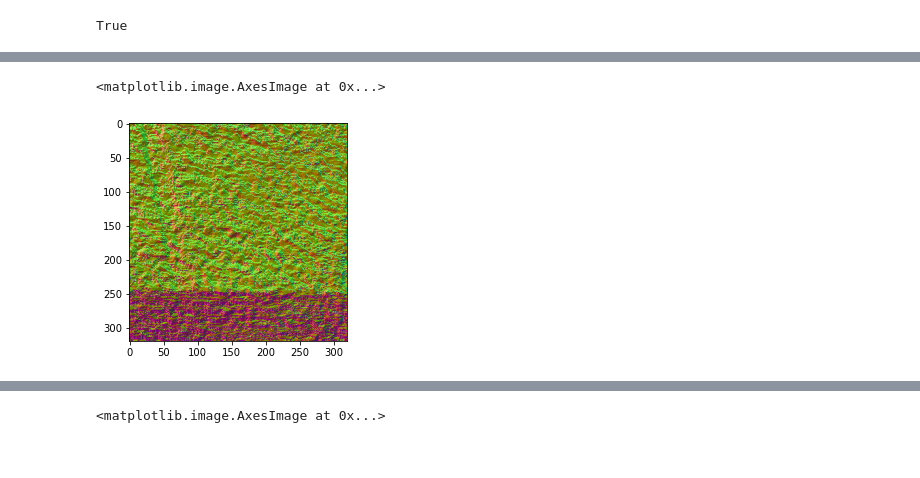
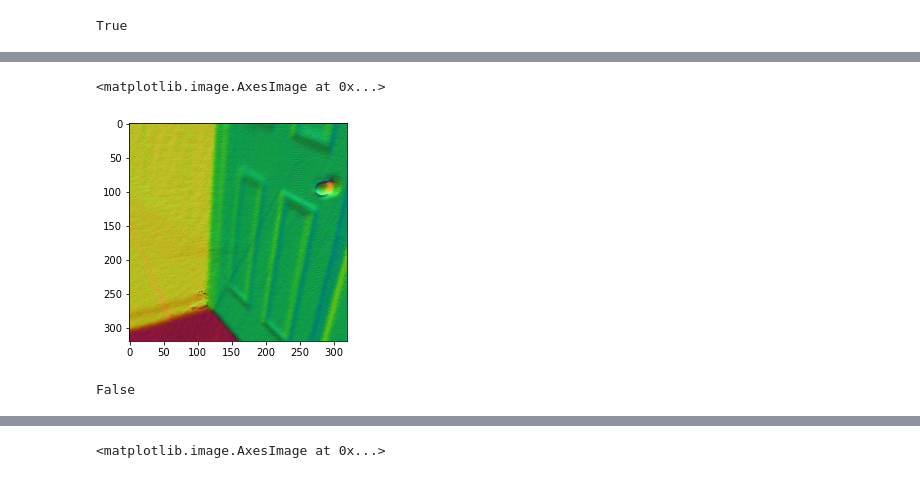
Before and after one commit to maxs-kan/my_cyclegan, a Jupyter notebook: code_check.ipynb, the cells around one changed output, grey strips where cells are left out. Drawn from its saved outputs; the diff is of its cells as text; code cells hidden in the pictures.

Commit message:
error in depth

```diff
--- a/code_check.ipynb
+++ b/code_check.ipynb
@@ -163,3 +204,12 @@ axes[1].imshow((get_normal(depth_hr) + 1.) / 2.)
+# %%
+def crop_indx(f_name):
+        i, j = f_name.split('_')[3:]
+        i, j = int(i), int(j)
+        h_start = 64 * i + 5
+        h_stop = h_start + 320
+        w_start = 64 * j + 5
+        w_stop = w_start + 320
+        return h_start, h_stop, w_start, w_stop
 # %%
 from options.train_options import TrainOptions
 from dataloader import create_dataset
@@ -230,5 +325,7 @@ torch.float32
 # %%
-d_a0 = imageio.imread(os.path.join('/all_data/Scannet_ssim/trainA/depth/',name_A[0]+'.png')).astype(np.float32)
-d_a1 = imageio.imread(os.path.join('/all_data/Scannet_ssim/trainA/depth/',name_A[1]+'.png')).astype(np.float32)
-K_a0 = np.loadtxt(os.path.join('/all_data/Scannet/', name_A[0][:12], 'intrinsic', 'intrinsic_depth.txt'))[:3,:3]
-K_a1 = np.loadtxt(os.path.join('/all_data/Scannet/', name_A[1][:12], 'intrinsic', 'intrinsic_depth.txt'))[:3,:3]
+d_b0 = imageio.imread(os.path.join('/all_data/Scannet_ssim/trainB/depth/',name_B[0]+'.png')).astype(np.float32)
+d_b1 = imageio.imread(os.path.join('/all_data/Scannet_ssim/trainB/depth/',name_B[1]+'.png')).astype(np.float32)
+K_b0 = np.loadtxt(os.path.join('/all_data/Scannet/', name_B[0][:12], 'intrinsic', 'intrinsic_depth.txt'))[:3,:3]
+K_b1 = np.loadtxt(os.path.join('/all_data/Scannet/', name_B[1][:12], 'intrinsic', 'intrinsic_depth.txt'))[:3,:3]
+hb0, hb0_, wb0, wb0_ = crop_indx(name_B[0])
+hb1, hb1_, wb1, wb1_ = crop_indx(name_B[1])
@@ -242 +340,5 @@ n_a1 = coords_to_normals(depth_to_absolute_coordinates(d_a1/5100., 'orthogonal',
+# %%
+pc_b0 = depth_to_absolute_coordinates(d_b0/5100., 'orthogonal', hb0, hb0_, wb0, wb0_, K=K_b0)
+pc_b1 = depth_to_absolute_coordinates(d_b1/5100., 'orthogonal', hb1, hb1_, wb1, wb1_, K=K_b1)
+PC = surf_normals.batch_pc((real_depth_B + 1.) / 2., 'orthogonal', B_crop[:,0], B_crop[:,1], B_crop[:,2], B_crop[:,3], B_K, 0.5)
 # %%
@@ -249,0 +352,3 @@ torch.Size([2, 3, 320, 320])
+# %%
+n_a0 = coords_to_normals(pc_b0)
+SN = coords_to_normals(pc_b0,False)
@@ -255,5 +364,9 @@ plt.imshow((n_a0[0].permute(1,2,0).numpy()+1.)/2.)
 # %%
-plt.imshow((real_norm_A[0].permute(1,2,0).numpy()+1.)/2.)
+plt.imshow((SN[0].permute(1,2,0).numpy() + 1.) / 2.)
 # %% [output]
 <matplotlib.image.AxesImage at 0x...>
-[figure, old version]
+[figure, new version]
+# %%
+torch.allclose(coords_to_normals(PC[0]), coords_to_normals(pc_b0))
+# %% [output]
+False
```
Also changed, not shown: parts of 37 cells of this notebook, 5 other files.
